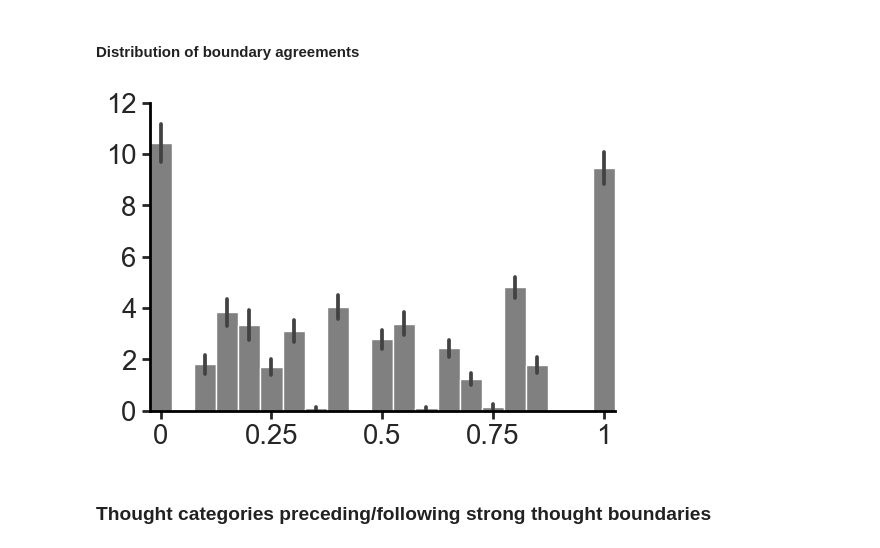
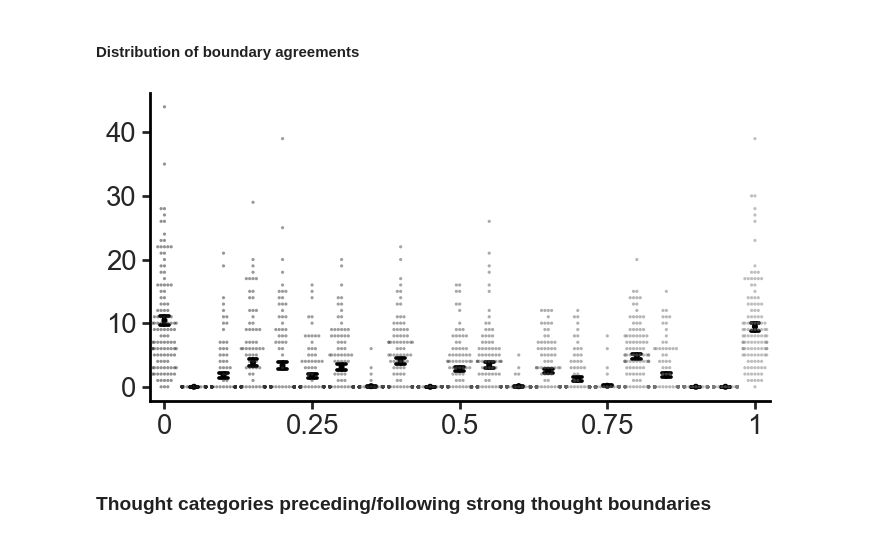
Before and after one commit to Lee-Memory-Cognition-Lab/thinkaloud_paper, a Jupyter notebook: thinkaloud_behavior_analysis.ipynb, the cells around one changed output. Saved outputs shown, nothing was run; the diff lists cells and outputs as text; code cells hidden in the pictures.

```diff
--- a/thinkaloud_behavior_analysis.ipynb
+++ b/thinkaloud_behavior_analysis.ipynb
@@ -571,13 +571,14 @@ for i in range(len(thoughtdata)):
     allsubj_agreement_freq.append(freq_counts)
 # %%
 # frequency
-f, axes = plt.subplots(figsize=(6, 4));
-sns.barplot(data=np.array(allsubj_agreement_freq),errorbar="se",color=(.5,.5,.5), width=1)
+f, axes = plt.subplots(figsize=(8, 4));
+sns.pointplot(data=np.array(allsubj_agreement_freq), errorbar="se", scale=0.5, capsize=.3, color="0", linestyles='', markers='o')
+sns.swarmplot(data=np.array(allsubj_agreement_freq), size=2.3, legend=False, color=(.5,.5,.5), edgecolor='none', alpha=0.5)
 axes.tick_params(axis='x', width=2)  # Set the x-axis tick width
 axes.tick_params(axis='y', width=2)
-axes.set(xticks=[0,5,10,15,20], xticklabels=[0,0.25,0.5,0.75,1], yticks=[0,2,4,6,8,10,12], ylim=[0, 12]);
+axes.set(xticks=[0,5,10,15,20], xticklabels=[0,0.25,0.5,0.75,1]);
 # %% [output]
-[figure, old version]
+[figure, new version]
 # %% [markdown]
 ### Thought categories preceding/following strong thought boundaries
 # %%
```
